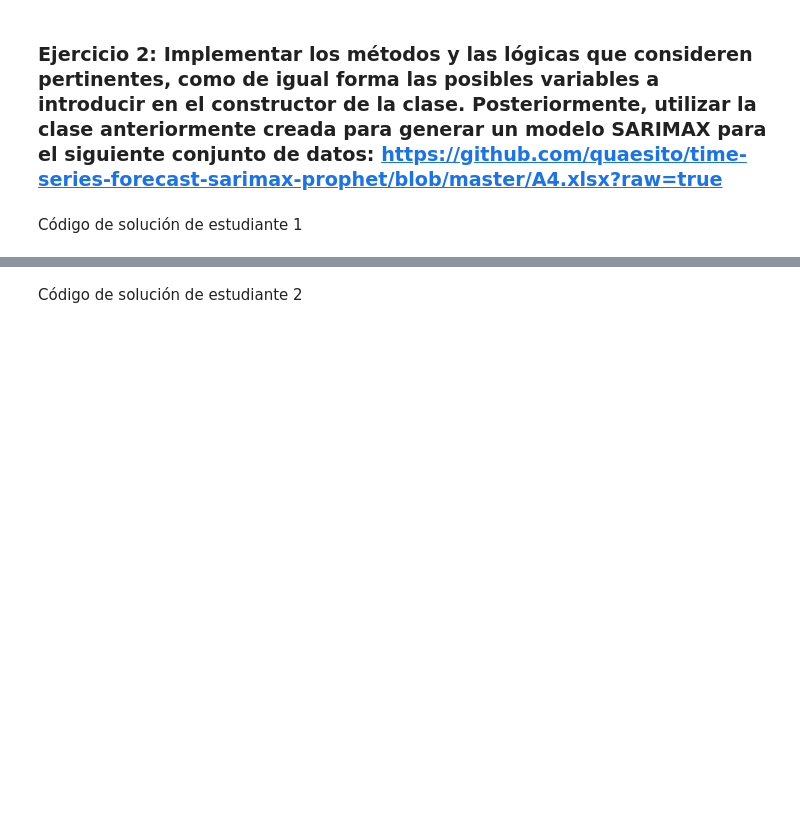
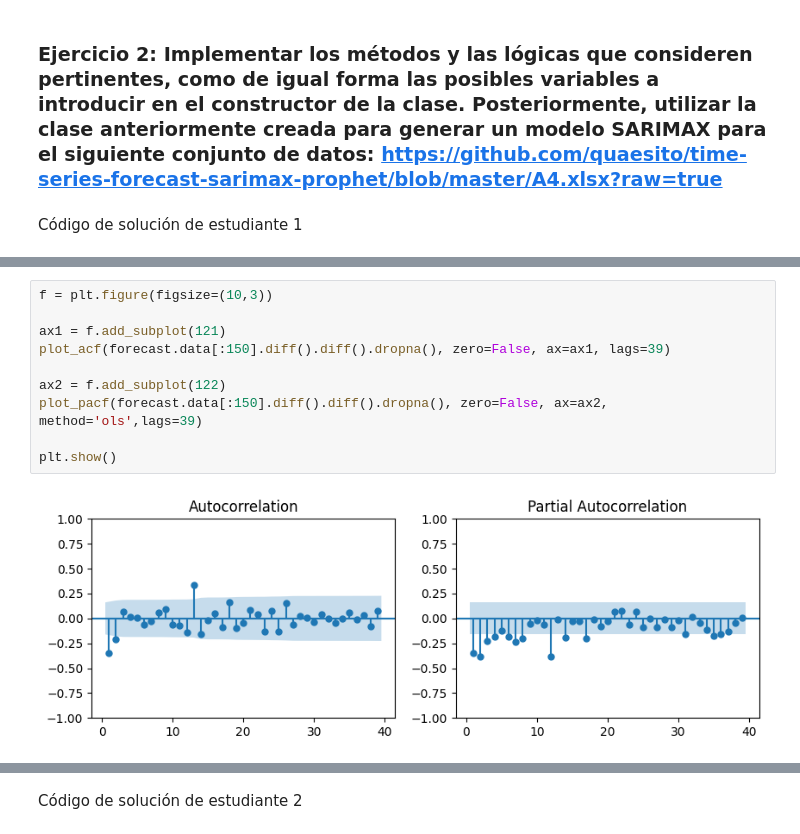
Before and after one commit to xagallegos/ProyectoConjunto_XGallegos_CERodriguez, a Jupyter notebook: Tarea3.ipynb, the cells around one changed output, grey strips where cells are left out. Drawn from its saved outputs; the diff is of its cells as text; blank space fills up the shorter version.

```diff
--- a/Tarea3.ipynb
+++ b/Tarea3.ipynb
@@ -39,0 +197,12 @@ Código de solución de estudiante 1
+# %%
+f = plt.figure(figsize=(10,3))
+
+ax1 = f.add_subplot(121)
+plot_acf(forecast.data[:150].diff().diff().dropna(), zero=False, ax=ax1, lags=39)
+
+ax2 = f.add_subplot(122)
+plot_pacf(forecast.data[:150].diff().diff().dropna(), zero=False, ax=ax2, method='ols',lags=39)
+
+plt.show()
+# %% [output]
+[figure, added]
```
Also changed, not shown: parts of 13 cells of this notebook.
